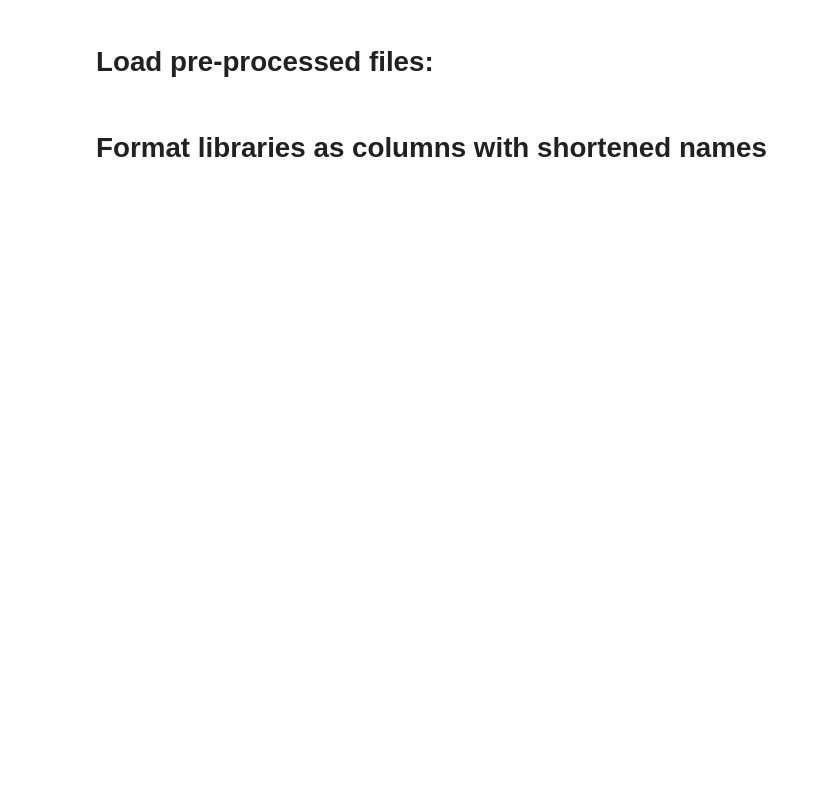
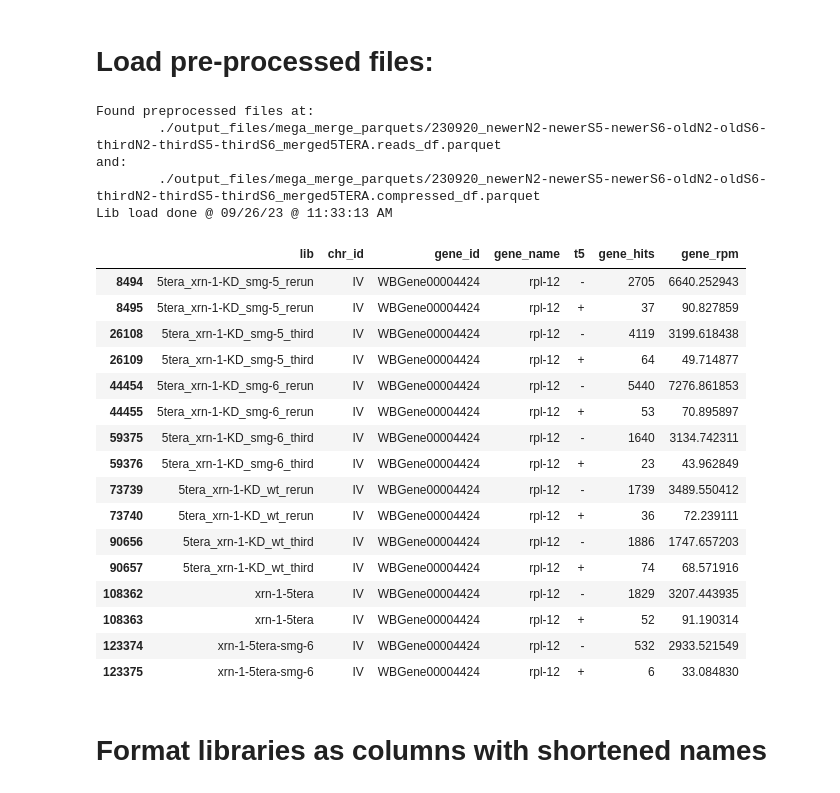
Before and after one commit to MViscardi-UCSC/nanoporePipelineScripts, a Jupyter notebook: fourLibrary5TERA/chi2_fishers_testing.ipynb, the cells around one changed output. Drawn from its saved outputs; the diff is of its cells as text; code cells hidden in the pictures; blank space fills up the shorter version.

```diff
--- a/fourLibrary5TERA/chi2_fishers_testing.ipynb
+++ b/fourLibrary5TERA/chi2_fishers_testing.ipynb
@@ -19,18 +19,7 @@ import statistics as stats
 pd.set_option('display.width', 200)
 pd.set_option('display.max_columns', None)
 
-CONVERSION_DICT = {"xrn-1-5tera": "oldN2",
-                   "xrn-1-5tera-smg-6": "oldS6",
-                   "5tera_xrn-1-KD_wt": "newN2",
-                   "5tera_xrn-1-KD_smg-5": "newS5",
-                   "5tera_xrn-1-KD_smg-6": "newS6",
-                   "5tera_xrn-1-KD_smg-7": "newS7",
-                   "5tera_xrn-1-KD_wt_rerun": "newerN2",
-                   "5tera_xrn-1-KD_smg-6_rerun": "newerS6",
-                   "5tera_xrn-1-KD_smg-5_rerun": "newerS5",
-                   "sPM57": "sPM57",
-                   "sPM58": "sPM58",
-                   }
+CONVERSION_DICT = npCommon.CONVERSION_DICT
 REV_CONVERSION_DICT = {val: key for key, val in CONVERSION_DICT.items()}
 
 print(f"Imports done at {npCommon.get_dt(for_print=True)}")
@@ -40,41 +31,63 @@ print(f"Imports done at {npCommon.get_dt(for_print=True)}")
 regenerate = False
 libs_to_load = sorted({
     'oldN2',
-    'newN2',
+    'oldS6',
     'newerN2',
-    'oldS6',
-    # 'newS6',
     'newerS6',
-    # 'newS5',
     'newerS5',
-    'newS7',
+    'thirdN2',
+    'thirdS6',
+    'thirdS5',
 })
 
 try:
     if regenerate:
         raise FileNotFoundError
 
     reads_df_raw_path = npCommon.find_newest_matching_file(f"./output_files/mega_merge_parquets/*_{'-'.join(libs_to_load)}_merged5TERA.reads_df.parquet")
     compressed_df_genes_raw_path = npCommon.find_newest_matching_file(f"./output_files/mega_merge_parquets/*_{'-'.join(libs_to_load)}_merged5TERA.compressed_df.parquet")
     print(f"Found preprocessed files at:\n\t{reads_df_raw_path}\nand:\n\t{compressed_df_genes_raw_path}")
 
     reads_df_genes_raw = pd.read_parquet(reads_df_raw_path)
     compressed_df_genes_raw = pd.read_parquet(compressed_df_genes_raw_path)
 except FileNotFoundError:
     print(f"Could not find preprocessed files matching these libs: {'/'.join(libs_to_load)}\nGoing to create new ones from scratch! This will take longer.")
     reads_df_genes_raw, compressed_df_genes_raw = npCommon.load_and_merge_lib_parquets([REV_CONVERSION_DICT[lib] for lib in libs_to_load],
                                                                                        drop_sub_n=1,
                                                                                        add_tail_groupings=False,
                                                                                        drop_failed_polya=False,
                                                                                        group_by_t5=True,
                                                                                        use_josh_assignment=False)
     print(f"Saving new parquets to speed up future runs.")
     reads_df_genes_raw.to_parquet(f"./output_files/mega_merge_parquets/{npCommon.get_dt()}_{'-'.join(libs_to_load)}_merged5TERA.reads_df.parquet")
     compressed_df_genes_raw.to_parquet(f"./output_files/mega_merge_parquets/{npCommon.get_dt()}_{'-'.join(libs_to_load)}_merged5TERA.compressed_df.parquet")
 print(f"Lib load done @ {npCommon.get_dt(for_print=True)}")
 
 compressed_df_genes_short = compressed_df_genes_raw.copy()[["lib", "chr_id", "gene_id", "gene_name", "t5", "gene_hits", "gene_rpm"]]
 compressed_df_genes_short.query("gene_name == 'rpl-12'")
+# %% [output]
+Found preprocessed files at:
+        ./output_files/mega_merge_parquets/230920_newerN2-newerS5-newerS6-oldN2-oldS6-thirdN2-thirdS5-thirdS6_merged5TERA.reads_df.parquet
+and:
+        ./output_files/mega_merge_parquets/230920_newerN2-newerS5-newerS6-oldN2-oldS6-thirdN2-thirdS5-thirdS6_merged5TERA.compressed_df.parquet
+Lib load done @ 09/26/23 @ 11:33:13 AM
+|  | lib | chr_id | gene_id | gene_name | t5 | gene_hits | gene_rpm |
+| 8494 | 5tera_xrn-1-KD_smg-5_rerun | IV | WBGene00004424 | rpl-12 | - | 2705 | 6640.252943 |
+| 8495 | 5tera_xrn-1-KD_smg-5_rerun | IV | WBGene00004424 | rpl-12 | + | 37 | 90.827859 |
+| 26108 | 5tera_xrn-1-KD_smg-5_third | IV | WBGene00004424 | rpl-12 | - | 4119 | 3199.618438 |
+| 26109 | 5tera_xrn-1-KD_smg-5_third | IV | WBGene00004424 | rpl-12 | + | 64 | 49.714877 |
+| 44454 | 5tera_xrn-1-KD_smg-6_rerun | IV | WBGene00004424 | rpl-12 | - | 5440 | 7276.861853 |
+| 44455 | 5tera_xrn-1-KD_smg-6_rerun | IV | WBGene00004424 | rpl-12 | + | 53 | 70.895897 |
+| 59375 | 5tera_xrn-1-KD_smg-6_third | IV | WBGene00004424 | rpl-12 | - | 1640 | 3134.742311 |
+| 59376 | 5tera_xrn-1-KD_smg-6_third | IV | WBGene00004424 | rpl-12 | + | 23 | 43.962849 |
+| 73739 | 5tera_xrn-1-KD_wt_rerun | IV | WBGene00004424 | rpl-12 | - | 1739 | 3489.550412 |
+| 73740 | 5tera_xrn-1-KD_wt_rerun | IV | WBGene00004424 | rpl-12 | + | 36 | 72.239111 |
+| 90656 | 5tera_xrn-1-KD_wt_third | IV | WBGene00004424 | rpl-12 | - | 1886 | 1747.657203 |
+| 90657 | 5tera_xrn-1-KD_wt_third | IV | WBGene00004424 | rpl-12 | + | 74 | 68.571916 |
+| 108362 | xrn-1-5tera | IV | WBGene00004424 | rpl-12 | - | 1829 | 3207.443935 |
+| 108363 | xrn-1-5tera | IV | WBGene00004424 | rpl-12 | + | 52 | 91.190314 |
+| 123374 | xrn-1-5tera-smg-6 | IV | WBGene00004424 | rpl-12 | - | 532 | 2933.521549 |
+| 123375 | xrn-1-5tera-smg-6 | IV | WBGene00004424 | rpl-12 | + | 6 | 33.084830 |
 # %% [markdown]
 # Format libraries as columns with shortened names
 # %%
```
Also changed, not shown: parts of 11 cells of this notebook.
